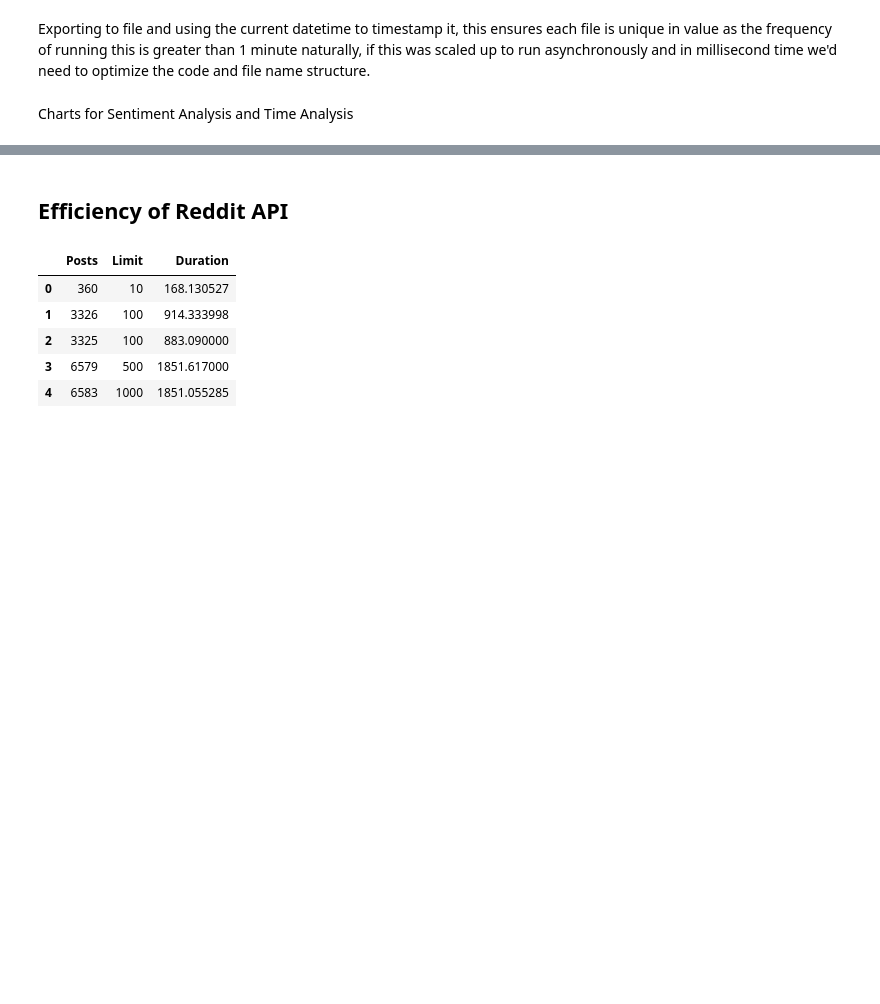
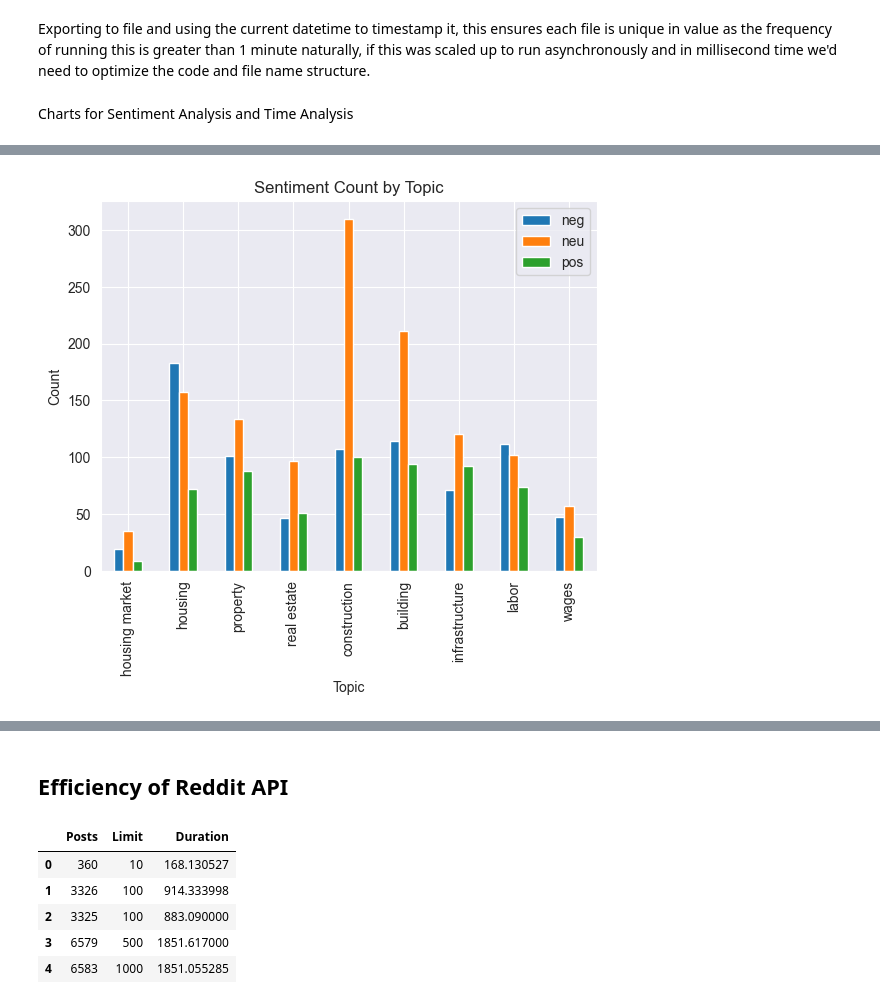
Before and after one commit to sbs23066/CA2---Irish-Construction-Project, a Jupyter notebook: reddit.ipynb, the cells around one changed output, grey strips where cells are left out. Drawn from its saved outputs; the diff is of its cells as text; code cells hidden in the pictures; blank space fills up the shorter version.

Commit message:
Added more data for the dashboard

```diff
--- a/reddit.ipynb
+++ b/reddit.ipynb
@@ -271,31 +278,35 @@ NameError: name 'pd' is not defined
 # %%
 topic_columns = ['housing market', 'housing', 'property', 'real estate', 'construction', 'building', 'infrastructure', 'labor', 'wages']
 
 sentiment_count = pd.DataFrame(columns=['topic', 'neg', 'neu', 'pos'])
 
 for column in topic_columns:
     sentiment_df = df[df[column]==1]
 
     neg_count = sentiment_df['label'].value_counts().get('neg', 0)
     neu_count = sentiment_df['label'].value_counts().get('neu', 0)
     pos_count = sentiment_df['label'].value_counts().get('pos', 0)
 
     new_row_data = {
         'topic': [column],
         'neg': [neg_count],
         'neu': [neu_count],
         'pos': [pos_count]
     }
 
     new_row = pd.DataFrame(new_row_data)
 
     sentiment_count = pd.concat([sentiment_count, new_row], ignore_index=True)
 
 sentiment_count.set_index('topic').plot(kind='bar')
 plt.title('Sentiment Count by Topic')
 plt.xlabel('Topic')
 plt.ylabel('Count')
 plt.show()
+
+sentiment_count.to_csv('Dashboard Data/Sentiment-Topics.csv')
+# %% [output]
+[figure, added]
 # %%
 topic_columns = ['housing market', 'housing', 'property', 'real estate', 'construction', 'building', 'infrastructure', 'labor', 'wages']
 
```
Also changed, not shown: parts of 5 cells of this notebook, 24 other files.
